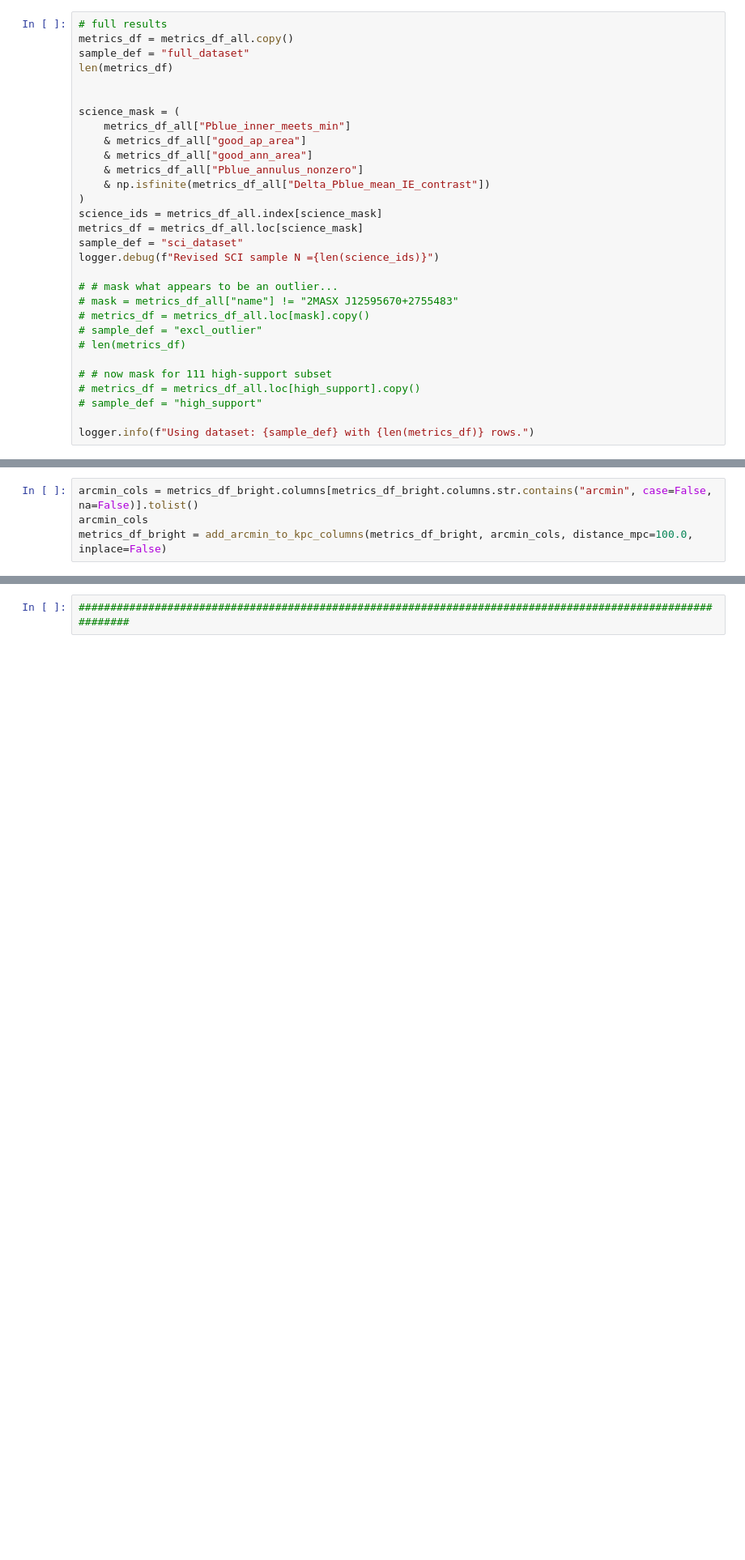
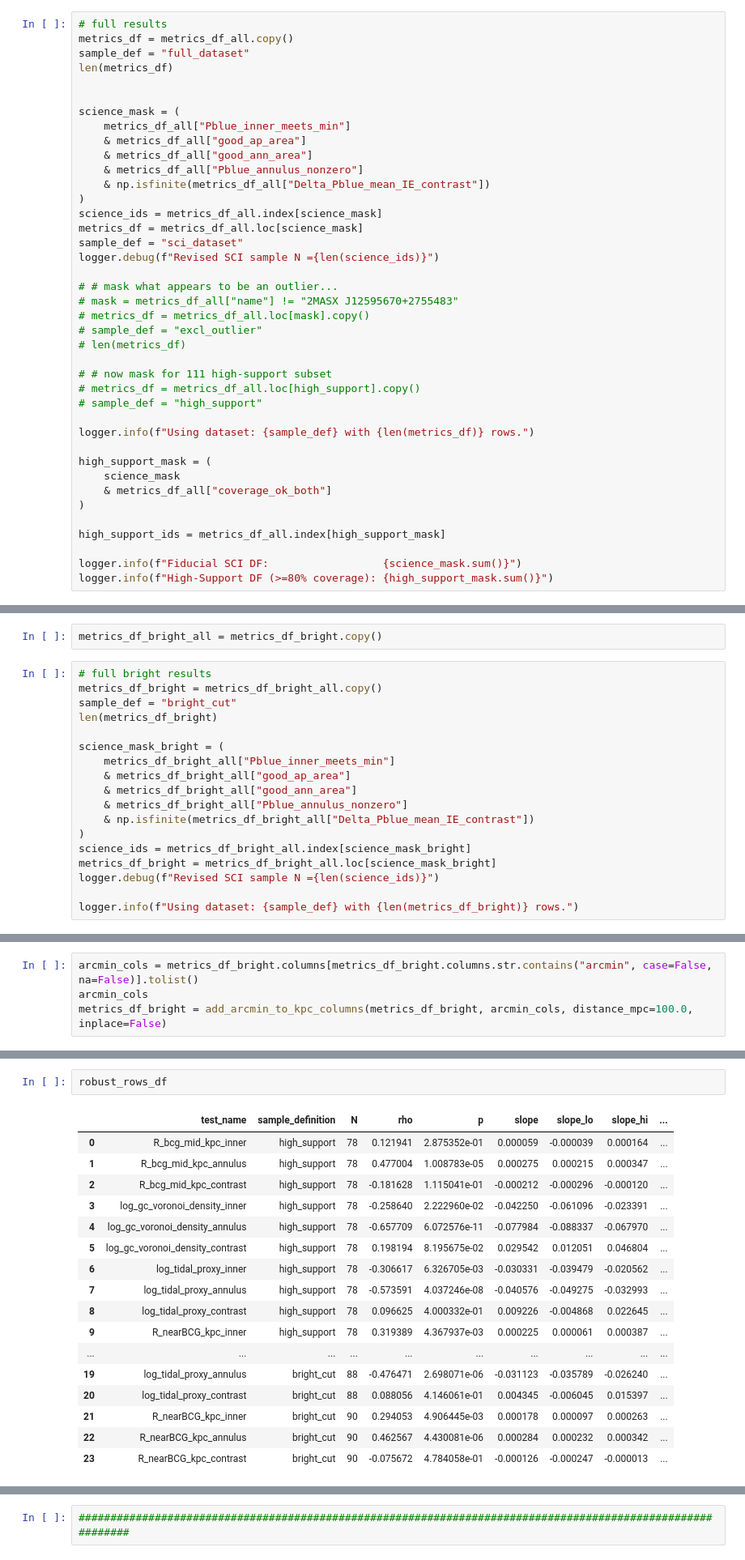
Before and after one commit to Pommers/Coma-GCS-colors, a Jupyter notebook: Paper3_color_metrics_referee_revised.ipynb, the cells around one changed output, grey strips where cells are left out. Shown at 81% size. Saved outputs shown, nothing was run; the diff lists cells and outputs as text; blank space fills up the shorter version.

Commit message:
High-support and bright-cut updated

```diff
--- a/Paper3_color_metrics_referee_revised.ipynb
+++ b/Paper3_color_metrics_referee_revised.ipynb
@@ -1869,4 +1869,14 @@ logger.debug(f"Revised SCI sample N ={len(science_ids)}")
 # sample_def = "high_support"
 
 logger.info(f"Using dataset: {sample_def} with {len(metrics_df)} rows.")
+
+high_support_mask = (
+    science_mask
+    & metrics_df_all["coverage_ok_both"]
+)
+
+high_support_ids = metrics_df_all.index[high_support_mask]
+
+logger.info(f"Fiducial SCI DF:                  {science_mask.sum()}")
+logger.info(f"High-Support DF (>=80% coverage): {high_support_mask.sum()}")
 # %% [output]
@@ -4108,3 +4155,23 @@ metrics_df_bright.head()
 5 rows × 159 columns
 # %%
 metrics_df_bright = pd.read_csv("../Coma_CSS_color/data/metrics_df_bright_recal_pie.csv")
+# %%
+metrics_df_bright_all = metrics_df_bright.copy()
+# %%
+# full bright results
+metrics_df_bright = metrics_df_bright_all.copy()
+sample_def = "bright_cut"
+len(metrics_df_bright)
+
+science_mask_bright = (
+    metrics_df_bright_all["Pblue_inner_meets_min"]
+    & metrics_df_bright_all["good_ap_area"]
+    & metrics_df_bright_all["good_ann_area"]
+    & metrics_df_bright_all["Pblue_annulus_nonzero"]
+    & np.isfinite(metrics_df_bright_all["Delta_Pblue_mean_IE_contrast"])
+)
+science_ids = metrics_df_bright_all.index[science_mask_bright]
+metrics_df_bright = metrics_df_bright_all.loc[science_mask_bright]
+logger.debug(f"Revised SCI sample N ={len(science_ids)}")
+
+logger.info(f"Using dataset: {sample_def} with {len(metrics_df_bright)} rows.")
@@ -4172,0 +4241,20 @@ for xcol in xcols:
+# %%
+robust_rows_df
+# %% [output]
+|  | test_name | sample_definition | N | rho | p | slope | slope_lo | slope_hi | ... |
+| 0 | R_bcg_mid_kpc_inner | high_support | 78 | 0.121941 | 2.875352e-01 | 0.000059 | -0.000039 | 0.000164 | ... |
+| 1 | R_bcg_mid_kpc_annulus | high_support | 78 | 0.477004 | 1.008783e-05 | 0.000275 | 0.000215 | 0.000347 | ... |
+| 2 | R_bcg_mid_kpc_contrast | high_support | 78 | -0.181628 | 1.115041e-01 | -0.000212 | -0.000296 | -0.000120 | ... |
+| 3 | log_gc_voronoi_density_inner | high_support | 78 | -0.258640 | 2.222960e-02 | -0.042250 | -0.061096 | -0.023391 | ... |
+| 4 | log_gc_voronoi_density_annulus | high_support | 78 | -0.657709 | 6.072576e-11 | -0.077984 | -0.088337 | -0.067970 | ... |
+| 5 | log_gc_voronoi_density_contrast | high_support | 78 | 0.198194 | 8.195675e-02 | 0.029542 | 0.012051 | 0.046804 | ... |
+| 6 | log_tidal_proxy_inner | high_support | 78 | -0.306617 | 6.326705e-03 | -0.030331 | -0.039479 | -0.020562 | ... |
+| 7 | log_tidal_proxy_annulus | high_support | 78 | -0.573591 | 4.037246e-08 | -0.040576 | -0.049275 | -0.032993 | ... |
+| 8 | log_tidal_proxy_contrast | high_support | 78 | 0.096625 | 4.000332e-01 | 0.009226 | -0.004868 | 0.022645 | ... |
+| 9 | R_nearBCG_kpc_inner | high_support | 78 | 0.319389 | 4.367937e-03 | 0.000225 | 0.000061 | 0.000387 | ... |
+| ... | ... | ... | ... | ... | ... | ... | ... | ... | ... |
+| 19 | log_tidal_proxy_annulus | bright_cut | 88 | -0.476471 | 2.698071e-06 | -0.031123 | -0.035789 | -0.026240 | ... |
+| 20 | log_tidal_proxy_contrast | bright_cut | 88 | 0.088056 | 4.146061e-01 | 0.004345 | -0.006045 | 0.015397 | ... |
+| 21 | R_nearBCG_kpc_inner | bright_cut | 90 | 0.294053 | 4.906445e-03 | 0.000178 | 0.000097 | 0.000263 | ... |
+| 22 | R_nearBCG_kpc_annulus | bright_cut | 90 | 0.462567 | 4.430081e-06 | 0.000284 | 0.000232 | 0.000342 | ... |
+| 23 | R_nearBCG_kpc_contrast | bright_cut | 90 | -0.075672 | 4.784058e-01 | -0.000126 | -0.000247 | -0.000013 | ... |
```
Also changed, not shown: parts of 12 cells of this notebook.
